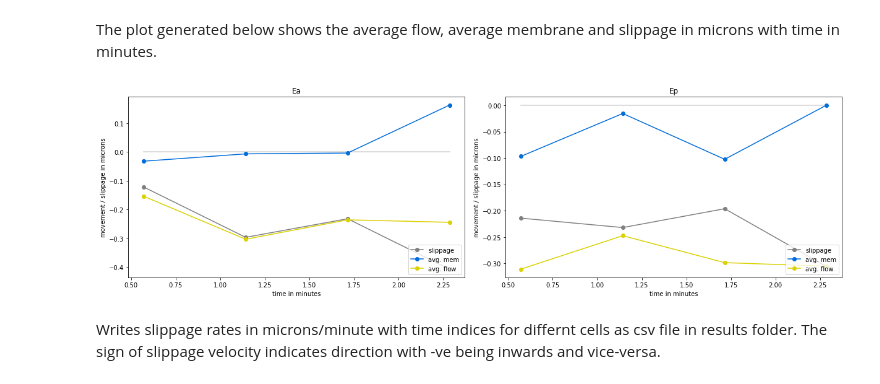
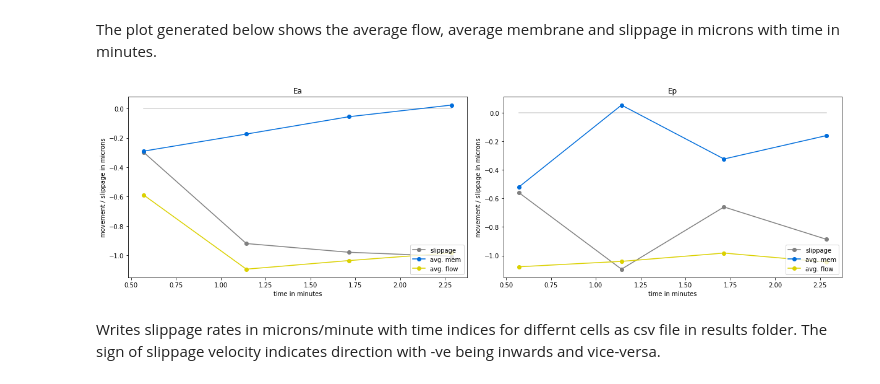
Before and after one commit to mangalp/BobSeg, a Jupyter notebook: FullPipeline/FullPipeline_BackgroundAndCommonVectorsRemoved.ipynb, the cells around one changed output. Drawn from its saved outputs; the diff is of its cells as text; code cells hidden in the pictures.

Commit message:
Implemented flow filter to filter out pixels/Spyder legs with flow less than a prespecified threshold. Also fixed a bug to ignore the count of Spyder legs which do not need to be considered.

```diff
--- a/FullPipeline/FullPipeline_BackgroundAndCommonVectorsRemoved.ipynb
+++ b/FullPipeline/FullPipeline_BackgroundAndCommonVectorsRemoved.ipynb
@@ -325,7 +327,7 @@ col_vectors = newutils.sample_circle( num_columns )
 # query_centroids[0][3] = (240, 395)
 # query_centroids[0][10] = (350, 225)
 
-query_centroids[1][3] = (343, 218)
+# query_centroids[1][3] = (343, 218)
 # query_centroids[1][6] = (307, 226)
 # query_centroids[1][7] = (303, 247)
 # query_centroids[1][8] = (304, 241)
@@ -334,16 +336,16 @@ query_centroids[1][3] = (343, 218)
 
 ####---------------You are highly recommended to uncomment the following snippet too in case you run this cell-----######
 
-for cell in range(len(objects)):
-    for time in range(curated.shape[0]):
+# for cell in range(len(objects)):
+#     for time in range(curated.shape[0]):
 
-        query_centroid_x = int(query_centroids[cell][time][0])
-        query_centroid_y = int(query_centroids[cell][time][1])
-        queried_label = label_images_per_frame[time][query_centroid_x][query_centroid_y]
-        if(queried_labels[cell][time] != queried_label):
-            print("Fixing query label for cell "+str(cell)+" at time "+ str(time))
-            queried_labels[cell][time] = queried_label
-print(queried_labels)
+#         query_centroid_x = int(query_centroids[cell][time][0])
+#         query_centroid_y = int(query_centroids[cell][time][1])
+#         queried_label = label_images_per_frame[time][query_centroid_x][query_centroid_y]
+#         if(queried_labels[cell][time] != queried_label):
+#             print("Fixing query label for cell "+str(cell)+" at time "+ str(time))
+#             queried_labels[cell][time] = queried_label
+# print(queried_labels)
 # %% [output]
 Fixing query label for cell 1 at time 2
 {0: [21, 13, 20, 40, 61], 1: [41, 30, 55, 88, 167]}
@@ -566,3 +590,11 @@ for obj in objects:
+# %%
+if(set_flow_filter):
+    for obj in objects:
+        for t in range(T):
+            for cols in range(num_columns):
+                if(projected_avg_flows_per_frame_per_object[obj][t][cols] == 0):
+                    projected_avg_flows_per_frame_per_object[obj][t][cols] = 0
+                    projected_mem_vecs_per_frame_per_object[obj][t][cols] = 0
 # %% [markdown]
 ### remove shared boundary vectors from analysis
 # %% [markdown]
@@ -629,25 +661,23 @@ workbook.close()
 # %%
 avg_membrane_contraction_per_frame_per_object = []
 avg_center_flow_per_frame_per_object = []
-correlation_per_frame_per_object = []
 slippage_per_frame_per_object = []
 for obj in objects:
     avg_membrane_contraction_per_frame = []
     avg_center_flow_per_frame = []
-    correlation_per_frame = []
     slippage_per_frame = []
     for t in range(T):
         memveclengths=projected_mem_vecs_per_frame_per_object[obj][t]
         flowveclengths=projected_avg_flows_per_frame_per_object[obj][t]
-        avg_membrane_contraction_per_frame.append( np.mean(memveclengths) )
-        avg_center_flow_per_frame.append( np.mean( flowveclengths) )
-        correlation_per_frame.append( pearsonr(memveclengths, flowveclengths)[0] )
 
-        slippage_per_frame.append( np.mean(flowveclengths) - np.mean(memveclengths) )
+        nonzero_mem_contraction = np.sum(memveclengths)/(np.count_nonzero(np.array(memveclengths))+1e-10)
+        nonzero_flow = np.sum(flowveclengths)/(np.count_nonzero(np.array(flowveclengths))+1e-10)
+        avg_membrane_contraction_per_frame.append(nonzero_mem_contraction)
+        avg_center_flow_per_frame.append(nonzero_flow)
+        slippage_per_frame.append( nonzero_flow - nonzero_mem_contraction )
 
     avg_membrane_contraction_per_frame_per_object.append( avg_membrane_contraction_per_frame )
     avg_center_flow_per_frame_per_object.append( avg_center_flow_per_frame )
-    correlation_per_frame_per_object.append( correlation_per_frame )
     slippage_per_frame_per_object.append( slippage_per_frame )
 # %% [markdown]
 # Plotting crunched flow data
@@ -827,36 +857,36 @@ avg_membrane_contraction_Ea = [ele*pixel_to_micron for ele in avg_membrane_contr
 avg_center_flow_Ea = [ele*pixel_to_micron for ele in avg_center_flow_per_frame_per_object[0]]
 
 slippage_Ep = [ele*pixel_to_micron for ele in slippage_per_frame_per_object[1]]
 avg_membrane_contraction_Ep = [ele*pixel_to_micron for ele in avg_membrane_contraction_per_frame_per_object[1]]
 avg_center_flow_Ep = [ele*pixel_to_micron for ele in avg_center_flow_per_frame_per_object[1]]
 
 pylab.rcParams['figure.figsize'] = (17, 5)
 fig = plt.figure()
 ax = plt.subplot(121)
 ax.set_title(data.object_names[0])
 ax.set_xlabel('time in minutes')
 ax.set_ylabel('movement / slippage in microns')
-ax.plot(time_axes[1:], np.zeros_like(correlation_per_frame_per_object[0]), color='lightgray')
+ax.plot(time_axes[1:], np.zeros_like(slippage_per_frame_per_object[0]), color='lightgray')
 ax.plot(time_axes[1:], slippage_Ea, color='gray', label='slippage', marker ='o')
 ax.plot(time_axes[1:], avg_membrane_contraction_Ea, color='#%02x%02x%02x'%(0,109,219), label='avg. mem', marker ='o')
 ax.plot(time_axes[1:], avg_center_flow_Ea, color='#%02x%02x%02x'%(219,209,0), label='avg. flow', marker ='o')
 ax.legend( loc='lower right')
 
 ax = plt.subplot(122)
 ax.set_title(data.object_names[1])
 ax.set_xlabel('time in minutes')
 ax.set_ylabel('movement / slippage in microns')
-ax.plot(time_axes[1:], np.zeros_like(correlation_per_frame_per_object[1]), color='lightgray')
+ax.plot(time_axes[1:], np.zeros_like(slippage_per_frame_per_object[1]), color='lightgray')
 ax.plot(time_axes[1:], slippage_Ep, color='gray', label='slippage', marker ='o')
 ax.plot(time_axes[1:], avg_membrane_contraction_Ep, color='#%02x%02x%02x'%(0,109,219), label='avg. mem', marker ='o')
 ax.plot(time_axes[1:], avg_center_flow_Ep, color='#%02x%02x%02x'%(219,209,0), label='avg. flow', marker ='o')
 ax.legend( loc='lower right')
 fig.tight_layout()
 if not os.path.exists(base_path+'results'):
     os.makedirs(base_path+'results')
 fig.savefig(base_path+'results/velocity_proxy.png')
 # %% [output]
-[figure, old version]
+[figure, new version]
 # %%
 slippage_velocity_Ea = [x/(delta_t) for x in slippage_Ea]
 avg_flow_velocity_Ea = [x/(delta_t) for x in avg_center_flow_Ea]
```
Also changed, not shown: parts of 11 cells of this notebook, 1 other file.
